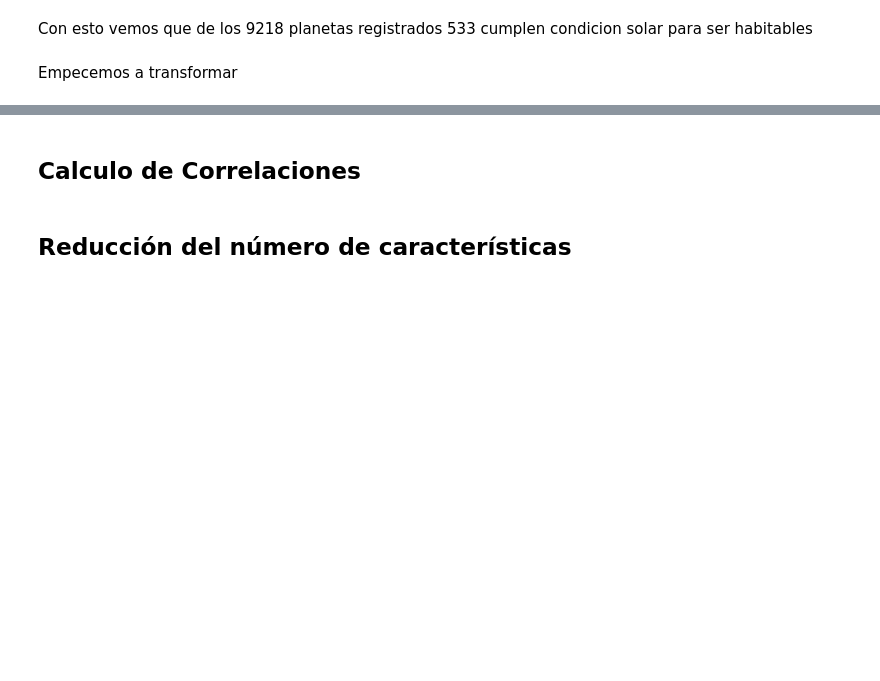
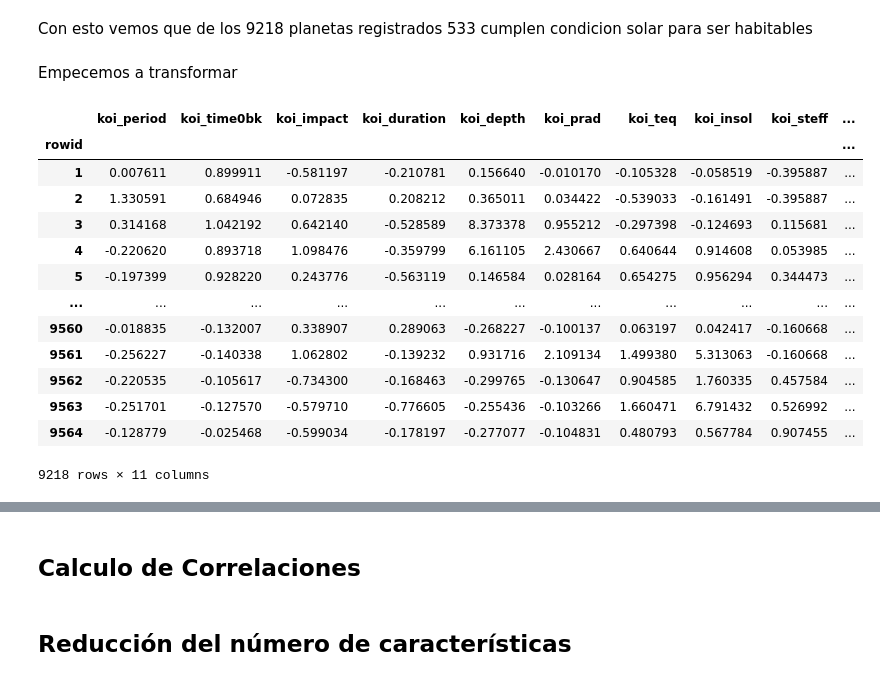
Before and after one commit to lvalencia232/KeplerExoplanet, a Jupyter notebook: kepler_exoplanet.ipynb, the cells around one changed output, grey strips where cells are left out. Drawn from its saved outputs; the diff is of its cells as text; code cells hidden in the pictures; blank space fills up the shorter version.

Commit message:
nuevas transf, nuevas var y mas estadisticas

```diff
--- a/kepler_exoplanet.ipynb
+++ b/kepler_exoplanet.ipynb
@@ -502,4 +502,26 @@ Con esto vemos que de los 9218 planetas registrados 533 cumplen condicion solar
 # %% [markdown]
 Empecemos a transformar
 # %%
-#tbd
+#escalemos las variables numericas, en particular propiedades transitivas que vimos tiene Kurtosis alta
+numeric_cols = trans_prop + stellar_par
+# %%
+scaler = RobustScaler()
+df_scaled = df_copy2.copy()  #no nos metemos con la copia de la copia
+df_scaled[numeric_cols] = scaler.fit_transform(df_copy2[numeric_cols])
+# %%
+df_scaled[numeric_cols]
+# %% [output]
+|  | koi_period | koi_time0bk | koi_impact | koi_duration | koi_depth | koi_prad | koi_teq | koi_insol | koi_steff | ... |
+| rowid |  |  |  |  |  |  |  |  |  | ... |
+| 1 | 0.007611 | 0.899911 | -0.581197 | -0.210781 | 0.156640 | -0.010170 | -0.105328 | -0.058519 | -0.395887 | ... |
+| 2 | 1.330591 | 0.684946 | 0.072835 | 0.208212 | 0.365011 | 0.034422 | -0.539033 | -0.161491 | -0.395887 | ... |
+| 3 | 0.314168 | 1.042192 | 0.642140 | -0.528589 | 8.373378 | 0.955212 | -0.297398 | -0.124693 | 0.115681 | ... |
+| 4 | -0.220620 | 0.893718 | 1.098476 | -0.359799 | 6.161105 | 2.430667 | 0.640644 | 0.914608 | 0.053985 | ... |
+| 5 | -0.197399 | 0.928220 | 0.243776 | -0.563119 | 0.146584 | 0.028164 | 0.654275 | 0.956294 | 0.344473 | ... |
+| ... | ... | ... | ... | ... | ... | ... | ... | ... | ... | ... |
+| 9560 | -0.018835 | -0.132007 | 0.338907 | 0.289063 | -0.268227 | -0.100137 | 0.063197 | 0.042417 | -0.160668 | ... |
+| 9561 | -0.256227 | -0.140338 | 1.062802 | -0.139232 | 0.931716 | 2.109134 | 1.499380 | 5.313063 | -0.160668 | ... |
+| 9562 | -0.220535 | -0.105617 | -0.734300 | -0.168463 | -0.299765 | -0.130647 | 0.904585 | 1.760335 | 0.457584 | ... |
+| 9563 | -0.251701 | -0.127570 | -0.579710 | -0.776605 | -0.255436 | -0.103266 | 1.660471 | 6.791432 | 0.526992 | ... |
+| 9564 | -0.128779 | -0.025468 | -0.599034 | -0.178197 | -0.277077 | -0.104831 | 0.480793 | 0.567784 | 0.907455 | ... |
+9218 rows × 11 columns
```
Also changed, not shown: parts of 11 cells of this notebook.
